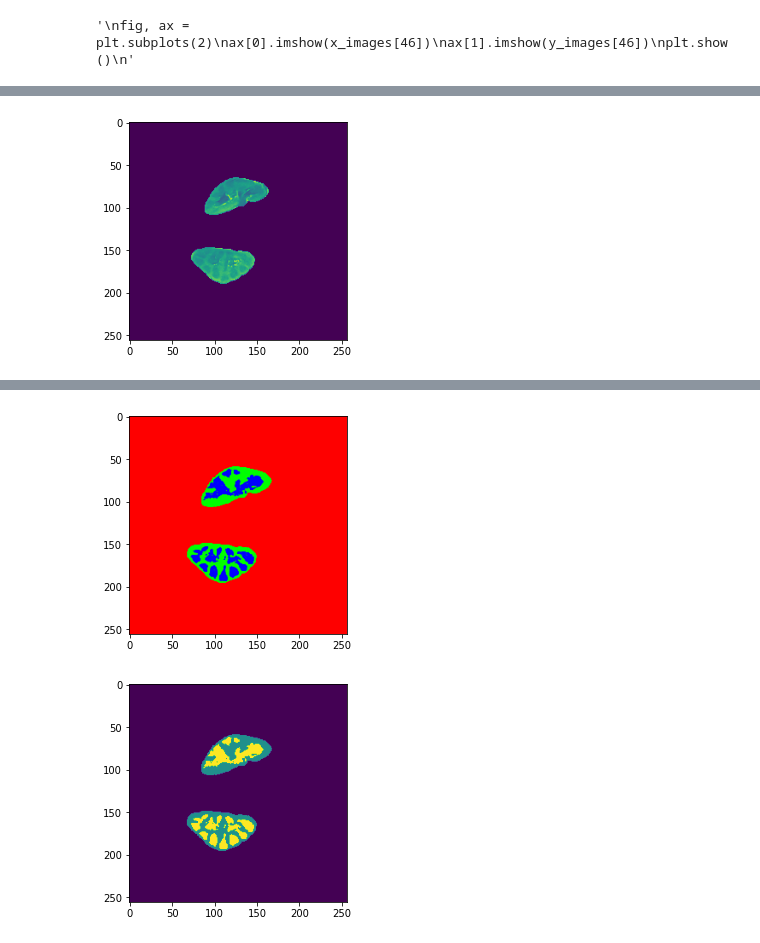
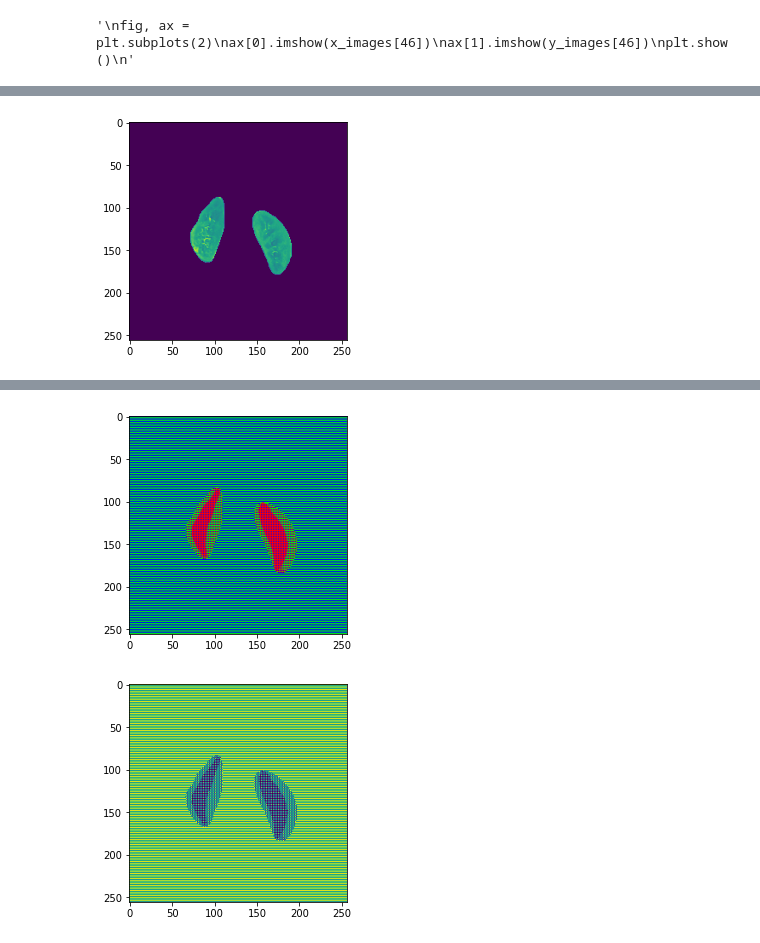
Before and after one commit to sohamtalukdar/Automated-renal-compartment-segmentation-of-the-kidneys, a Jupyter notebook: Unet.ipynb, the cells around one changed output, grey strips where cells are left out. Cells and saved outputs as stored; diff of their text form; code cells hidden in the pictures.

```diff
--- a/Unet.ipynb
+++ b/Unet.ipynb
@@ -239,19 +248,14 @@ model = U_Net(input_shape)
+# %%
+model.compile(optimizer= Adam(learning_rate = 1e-4),
+              loss= 'sparse_categorical_crossentropy',
+              metrics = ['accuracy',dice_coefficient]
+              )
 # %%
-from focal_loss import SparseCategoricalFocalLoss
-loss_func = SparseCategoricalFocalLoss(gamma=2)
-
-model.compile(optimizer= Adam(learning_rate = 1e-4),
-              loss= "sparse_categorical_crossentropy"
-              #loss= loss_func
-              )
-
-# Train the model, doing validation at the end of each epoch.
-
-result = model.fit(x=x_train,
+history = model.fit(x=x_train,
                    y=y_train,
                    batch_size=2,
                    steps_per_epoch=len(x_train)//2,
-                   epochs=100,
+                   epochs=1,
                    validation_data=(x_valid, y_valid),
                    )
 # %% [output]
@@ -274,0 +263,3 @@ Epoch 100/100
+# %%
+model.evaluate(x_valid, y_valid)
+predicted_masks = model.predict(x_valid)
@@ -274,0 +268,6 @@ Epoch 100/100
+# %%
+from keras.metrics import MeanIoU
+num_classes = 3
+IOU = MeanIoU(num_classes=num_classes)
+IOU.update_state(y_valid, np.argmax(predicted_masks, axis =3))
+print("Mean IoU = ", IOU.result().numpy())
@@ -276,14 +345,13 @@ Epoch 100/100
 model.evaluate(x_valid, y_valid)
 predicted_masks = model.predict(x_train)
 plt.show()
-#FOR T2 - 20,14,12,11,6,5,3,2( 12 ): 2,3,4,8
-#FOR T1 - 20,18,16,12,11,10,7,6,5,4
-i = 20
-plt.imshow(np.squeeze(x_train[i]))
+#for i in range(0,len(x_valid)):
+i = 12
+plt.imshow(ndi.rotate(np.squeeze(x_train[i]),-90))
 plt.show()
 # plt.imshow(np.squeeze(y_train[i]))
 # plt.show()
-plt.imshow(np.squeeze(predicted_masks[i]))
+plt.imshow(ndi.rotate(np.squeeze(predicted_masks[i]),-90))
 plt.show()
 
 
@@ -293,8 +361,9 @@ def display_mask(j):
     mask = np.expand_dims(mask, axis=-1)
     img = ImageOps.autocontrast(keras.preprocessing.image.array_to_img(mask))
     #display(img)
-    plt.imshow(np.squeeze(mask))
+    plt.imshow(ndi.rotate(np.squeeze(mask),-90))
     plt.show()
 
+
 display_mask(predicted_masks[i])
 # %% [output]
@@ -302 +371 @@ display_mask(predicted_masks[i])
-[figure, old version]
+[figure, new version]
@@ -303,2 +373,2 @@ display_mask(predicted_masks[i])
-[figure, old version]
+[figure, new version]
-[figure, old version]
+[figure, new version]
```
Also changed, not shown: parts of 13 cells of this notebook.
